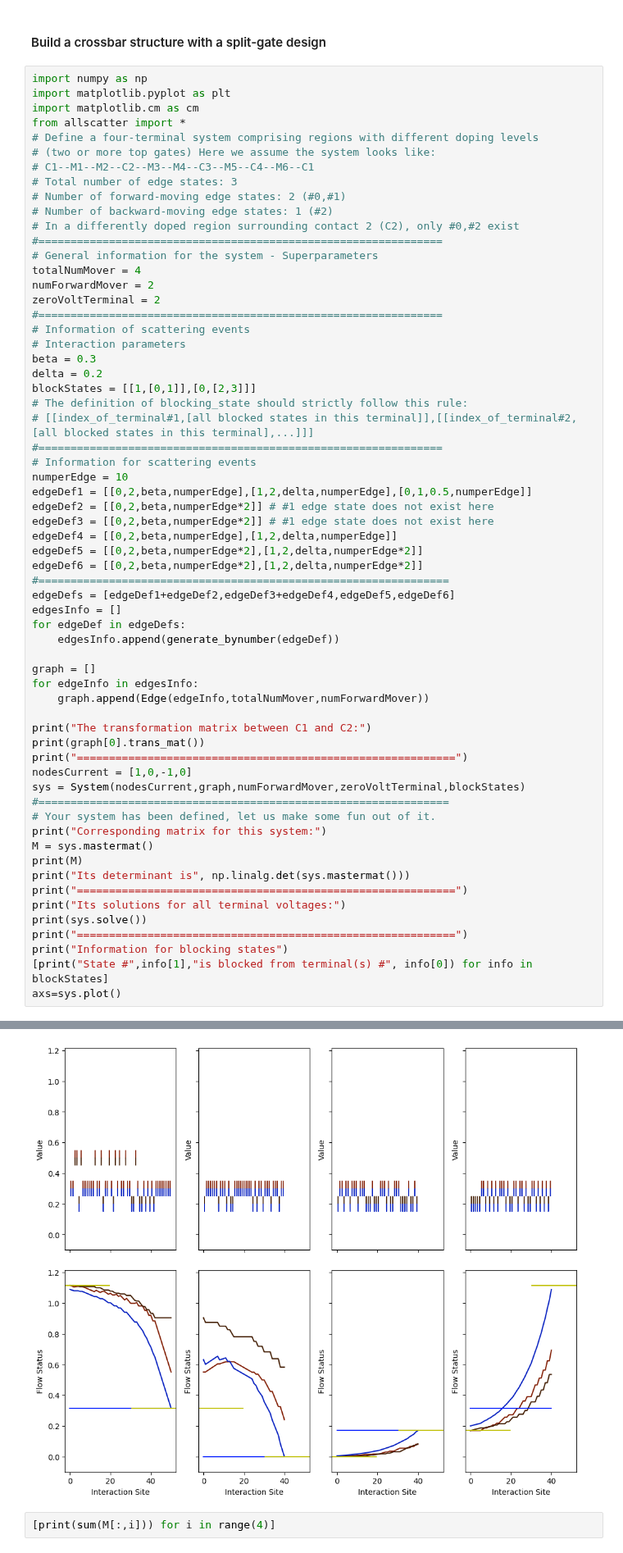
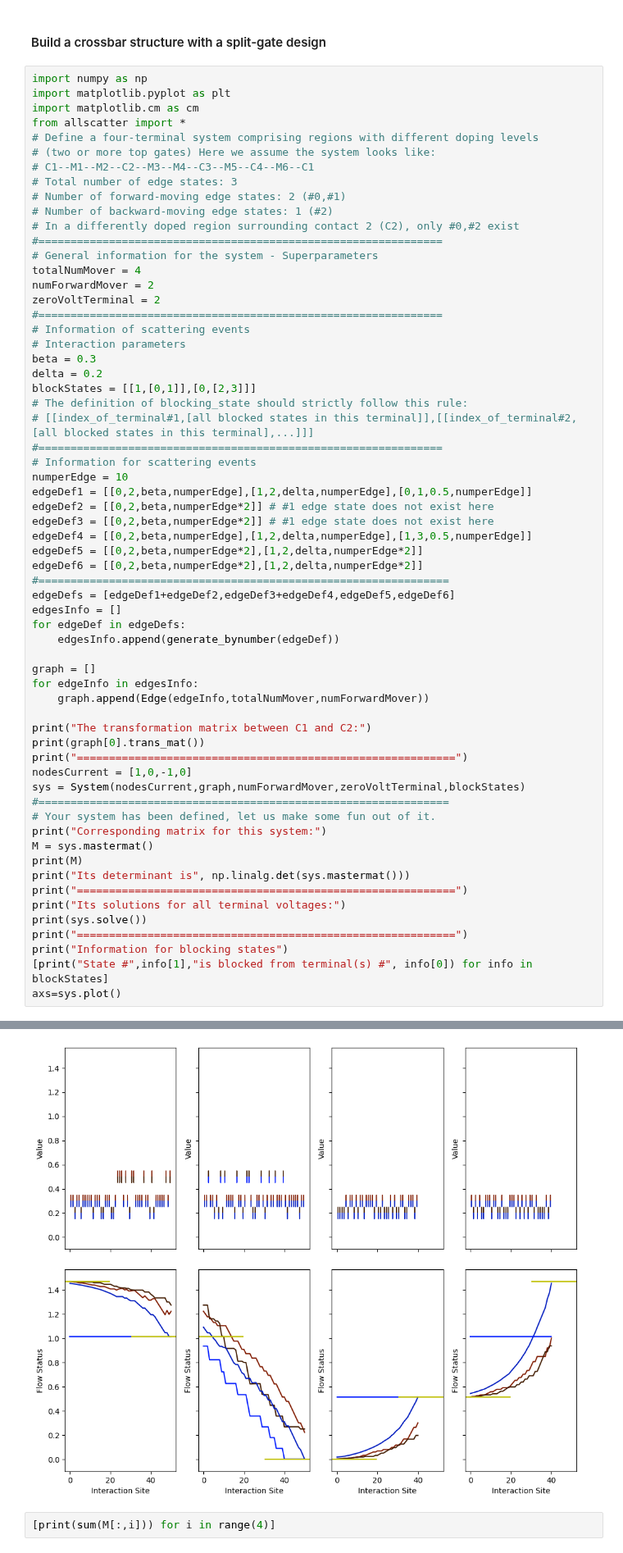
Before and after one commit to LarsonLaugh/Counterfusion, a Jupyter notebook: demo.ipynb, the cells around one changed output, grey strips where cells are left out. Shown at 82% size. Cells and saved outputs as stored; diff of their text form.

```diff
--- a/demo.ipynb
+++ b/demo.ipynb
@@ -582,7 +582,7 @@ numperEdge = 10
 edgeDef1 = [[0,2,beta,numperEdge],[1,2,delta,numperEdge],[0,1,0.5,numperEdge]]
 edgeDef2 = [[0,2,beta,numperEdge*2]] # #1 edge state does not exist here
 edgeDef3 = [[0,2,beta,numperEdge*2]] # #1 edge state does not exist here
-edgeDef4 = [[0,2,beta,numperEdge],[1,2,delta,numperEdge]]
+edgeDef4 = [[0,2,beta,numperEdge],[1,2,delta,numperEdge],[1,3,0.5,numperEdge]]
 edgeDef5 = [[0,2,beta,numperEdge*2],[1,2,delta,numperEdge*2]]
 edgeDef6 = [[0,2,beta,numperEdge*2],[1,2,delta,numperEdge*2]]
 #================================================================
@@ -632,8 +632,8 @@ Its solutions for all terminal voltages:
 ===========================================================
 Information for blocking states
 State # [0, 1] is blocked from terminal(s) # 1
 State # [2, 3] is blocked from terminal(s) # 0
-[figure, old version]
+[figure, new version]
 # %%
 [print(sum(M[:,i])) for i in range(4)]
 # %% [output]
```
Also changed, not shown: parts of 1 cell of this notebook.
